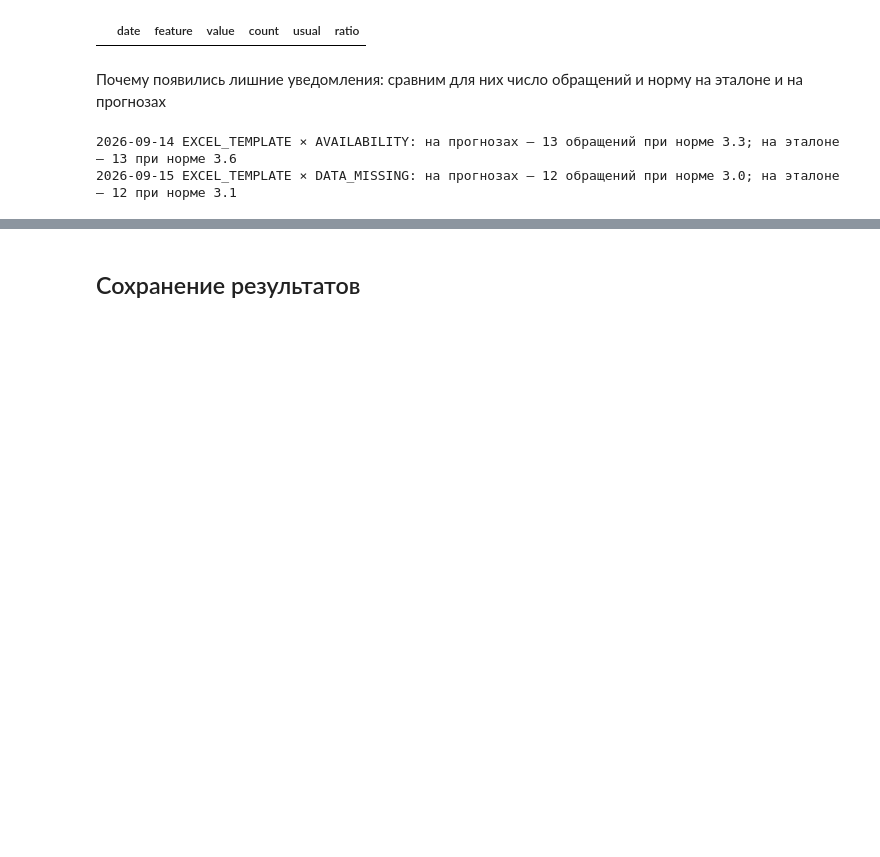
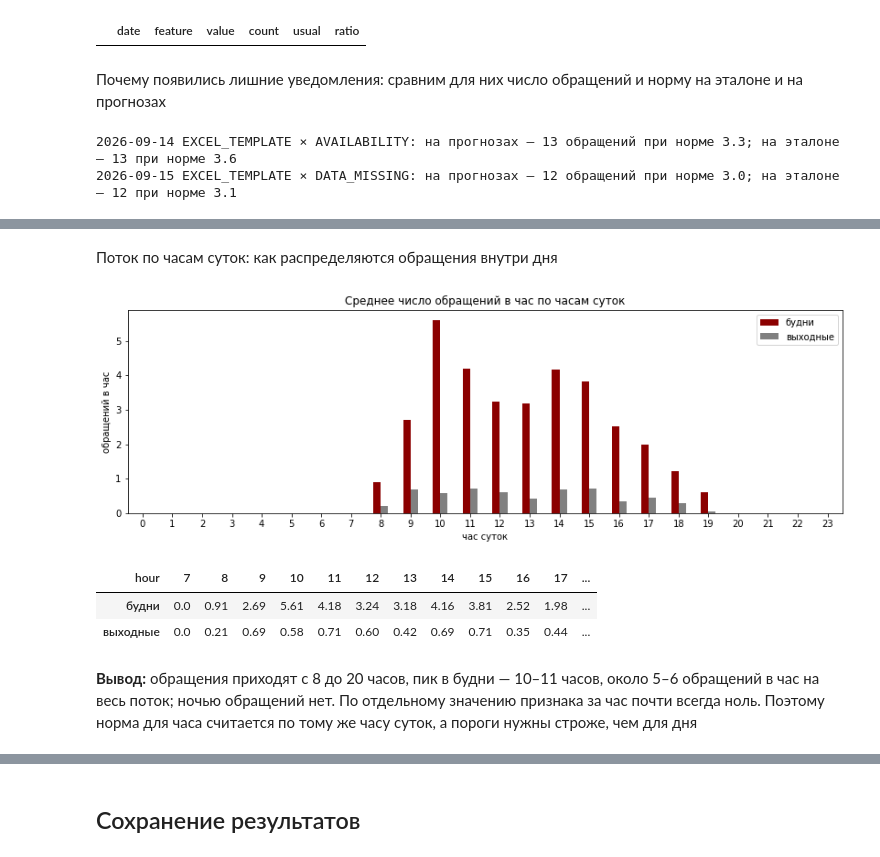
Before and after one commit to nk1vk/interfax, a Jupyter notebook: 2.3/spikes.ipynb, the cells around one changed output, grey strips where cells are left out. Cells and saved outputs as stored; diff of their text form; code cells hidden in the pictures; blank space fills up the shorter version.

Commit message:
Добавленно почасовое отслеживание всплесков обращений

```diff
--- a/2.3/spikes.ipynb
+++ b/2.3/spikes.ipynb
@@ -117,15 +129,19 @@ dtype: float64
 # %%
-def daily_counts(data, feature):
+def counts_by(data, feature, window='date'):
     # значение признака: одно поле («API») или сочетание полей («API × PERFORMANCE»)
     value = data[feature].astype(str).agg(' × '.join, axis=1)
-    return data.groupby([data['date'], value]).size().unstack(fill_value=0).reindex(days_of(data), fill_value=0)
+    return data.groupby([data[window], value]).size().unstack(fill_value=0).reindex(periods_of(data, window), fill_value=0)
 
 
-def days_of(data):
-    return [day for day in days if data['date'].min() <= day <= data['date'].max()]
+def periods_of(data, window='date'):
+    # полный календарь окон от первого до последнего дня данных: все дни или все 24 часа каждого дня
+    first, last = data['date'].min(), data['date'].max()
+    if window == 'date':
+        return [day for day in days if first <= day <= last]
+    return list(pd.date_range(first, pd.Timestamp(last) + pd.Timedelta(hours=23), freq='h'))
 
 
-daily_counts(appeals, ['topic']).head()
+counts_by(appeals, ['topic']).head()
 # %% [output]
 |  | AUTH_ACCESS | AVAILABILITY | CONFIG_INTEGRATION | CONTRACT | DATA_DISCREPANCY | DATA_MISSING | ... |
 | date |  |  |  |  |  |  | ... |
@@ -410,0 +460,24 @@ for row in extra.itertuples():
+# %% [markdown]
+Поток по часам суток: как распределяются обращения внутри дня
+# %%
+hourly = appeals.groupby('hour').size().reindex(periods_of(appeals, 'hour'), fill_value=0)
+day_type = np.where(hourly.index.weekday >= 5, 'выходные', 'будни')
+by_hour = hourly.groupby([hourly.index.hour, day_type]).mean().unstack()
+
+by_hour.plot(kind='bar', figsize=(14, 4), color=['darkred', 'grey'])
+plt.title('Среднее число обращений в час по часам суток')
+plt.xlabel('час суток')
+plt.ylabel('обращений в час')
+plt.xticks(rotation=0)
+plt.show()
+
+by_hour.loc[7:20].round(2).T
+# %% [output]
+[figure, added]
+| hour | 7 | 8 | 9 | 10 | 11 | 12 | 13 | 14 | 15 | 16 | 17 | ... |
+| будни | 0.0 | 0.91 | 2.69 | 5.61 | 4.18 | 3.24 | 3.18 | 4.16 | 3.81 | 2.52 | 1.98 | ... |
+| выходные | 0.0 | 0.21 | 0.69 | 0.58 | 0.71 | 0.60 | 0.42 | 0.69 | 0.71 | 0.35 | 0.44 | ... |
+# %% [markdown]
+**Вывод:** обращения приходят с 8 до 20 часов, пик в будни — 10–11 часов, около 5–6 обращений в час
+на весь поток; ночью обращений нет. По отдельному значению признака за час почти всегда ноль. Поэтому норма
+для часа считается по тому же часу суток, а пороги нужны строже, чем для дня
```
Also changed, not shown: parts of 43 cells of this notebook, 5 other files.
